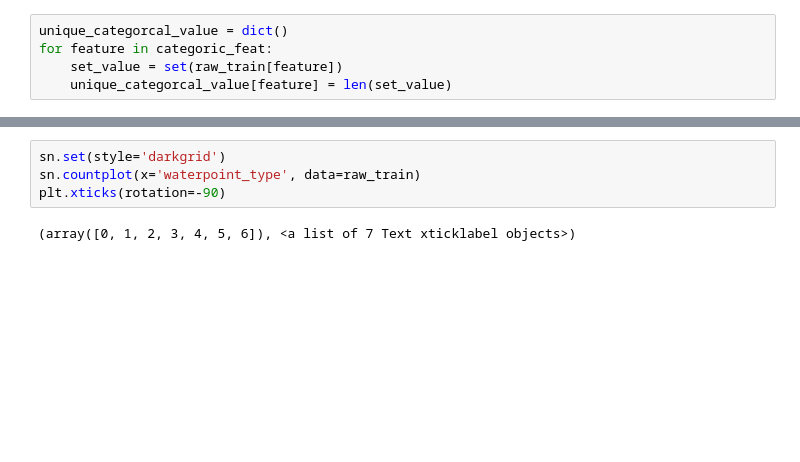
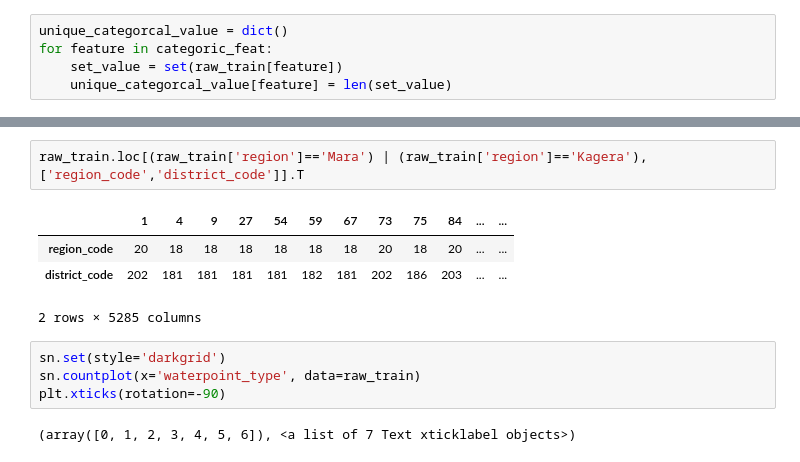
Before and after one commit to syahrulhamdani/100_Days_Of_ML_Code, a Jupyter notebook: drivendata_competition/Predicting_Waterpoint_Condition.ipynb, the cells around one changed output, grey strips where cells are left out. Drawn from its saved outputs; the diff is of its cells as text; blank space fills up the shorter version.

```diff
--- a/drivendata_competition/Predicting_Waterpoint_Condition.ipynb
+++ b/drivendata_competition/Predicting_Waterpoint_Condition.ipynb
@@ -278,3 +294,10 @@ display(raw_train.loc[:5, 'subvillage':].T)
+# %%
+raw_train.loc[(raw_train['region']=='Mara') | (raw_train['region']=='Kagera'), ['region_code','district_code']].T
+# %% [output]
+|  | 1 | 4 | 9 | 27 | 54 | 59 | 67 | 73 | 75 | 84 | ... | ... |
+| region_code | 20 | 18 | 18 | 18 | 18 | 18 | 18 | 20 | 18 | 20 | ... | ... |
+| district_code | 202 | 181 | 181 | 181 | 181 | 182 | 181 | 202 | 186 | 203 | ... | ... |
+2 rows × 5285 columns
 # %%
 sn.set(style='darkgrid')
 sn.countplot(x='waterpoint_type', data=raw_train)
```
Also changed, not shown: parts of 22 cells of this notebook.
